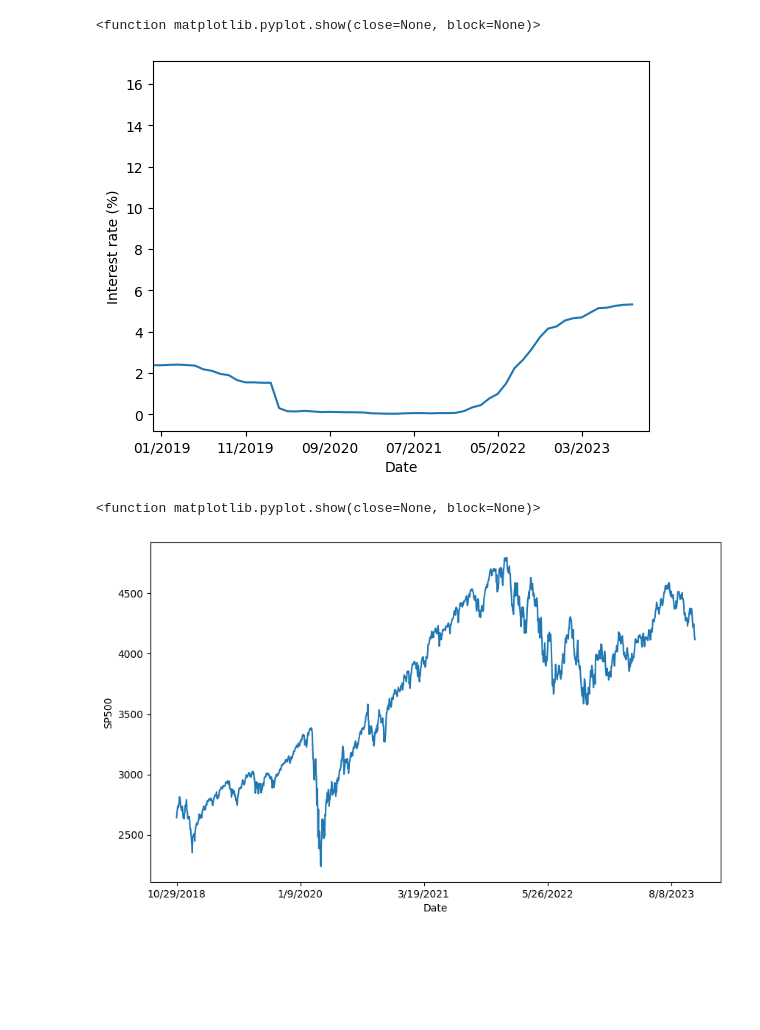
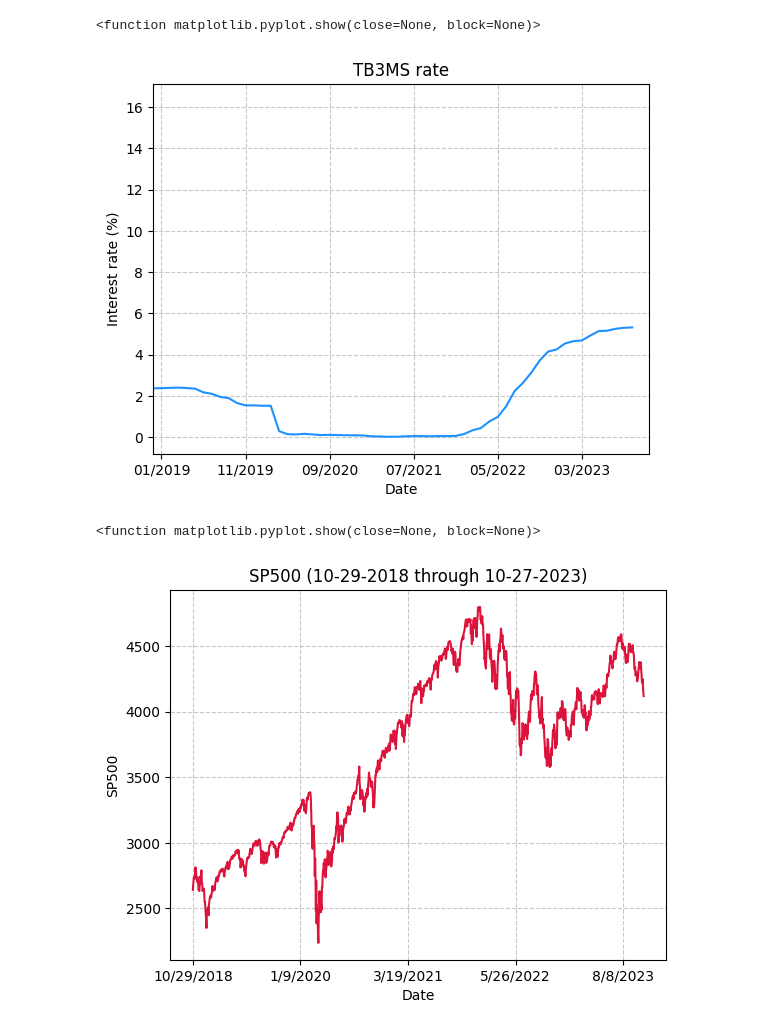
Before and after one commit to j-will64/project-1-, a Jupyter notebook: mytry.ipynb, the cells around one changed output. Saved outputs shown, nothing was run; the diff lists cells and outputs as text; code cells hidden in the pictures; blank space fills up the shorter version.

```diff
--- a/mytry.ipynb
+++ b/mytry.ipynb
@@ -34,15 +48,23 @@ plt.show
 # %%
+#Data
 x = tbill_int_rate_df["month"]
 y = tbill_int_rate_df["TB3MS"]
 
+#Titles
+plt.title("TB3MS rate")
+plt.xlabel("Date")
+plt.ylabel("Interest rate (%)")
 
+# Customizations
 plt.xticks(np.arange(0, len(x)+1, 10))
 plt.xlim(1019,1078)
-plt.xlabel("Date")
-plt.ylabel("Interest rate (%)")
-plt.plot(x,y)
+plt.grid(True, linestyle='--', alpha=0.7)
+
+
+#Plotting
+plt.plot(x,y, color="#1E90FF", linestyle='-', alpha=1)
 plt.show
 # %% [output]
 <function matplotlib.pyplot.show(close=None, block=None)>
-[figure, old version]
+[figure, new version]
 # %%
@@ -64,14 +86,21 @@ monthly_avg = s_p_500_df['number'].resample('M').mean()
 monthly_avg = pd.DataFrame({'month': monthly_avg.index, 'average_number': monthly_avg.values})
 # %%
+#Data
 x = s_p_500_df["DATE"]
 y = s_p_500_df["SP500"]
 
-plt.figure(figsize=(10, 6))
-plt.xticks(np.arange(0, len(x)+1, 300))
+#Titles
+plt.title("SP500 (10-29-2018 through 10-27-2023)")
 plt.xlabel("Date")
 plt.ylabel("SP500")
-plt.plot(x,y)
+
+# Customizations
+plt.xticks(np.arange(0, len(x)+1, 300))
+plt.grid(True, linestyle='--', alpha=0.7)
+
+#Plotting
+plt.plot(x,y, color="#DC143C", linestyle='-', alpha=1)
 plt.show
 # %% [output]
 <function matplotlib.pyplot.show(close=None, block=None)>
-[figure, old version]
+[figure, new version]
```
Also changed, not shown: parts of 6 cells of this notebook, 4 other files.
